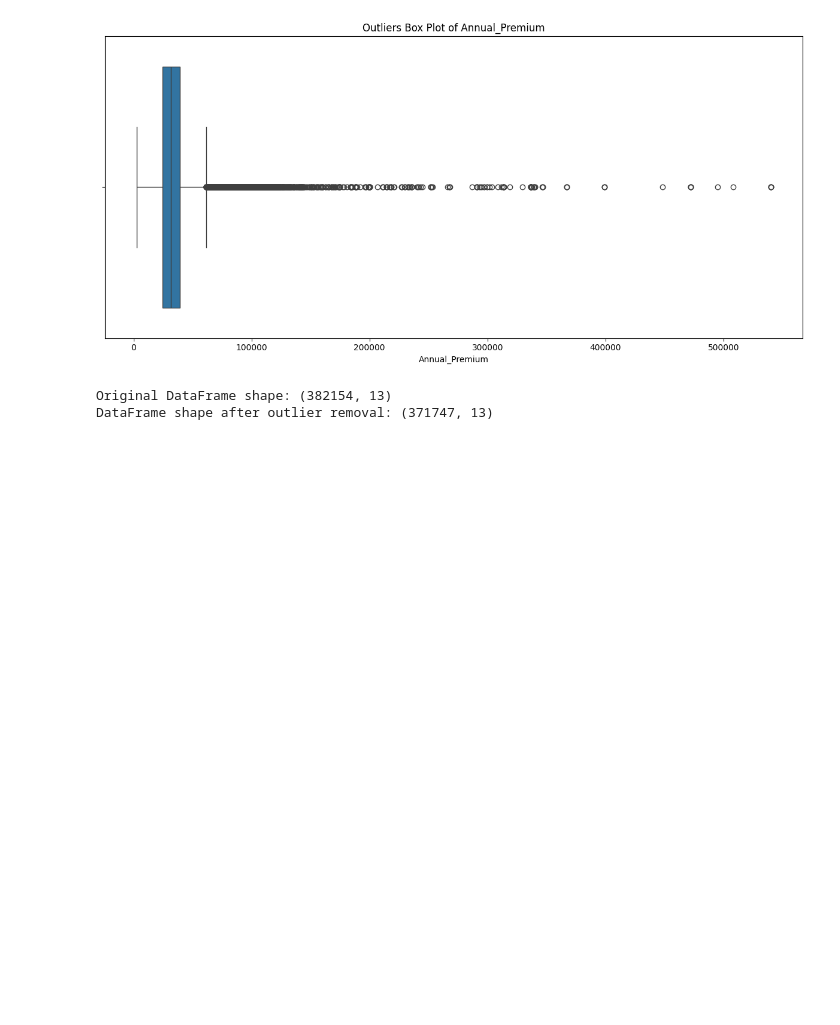
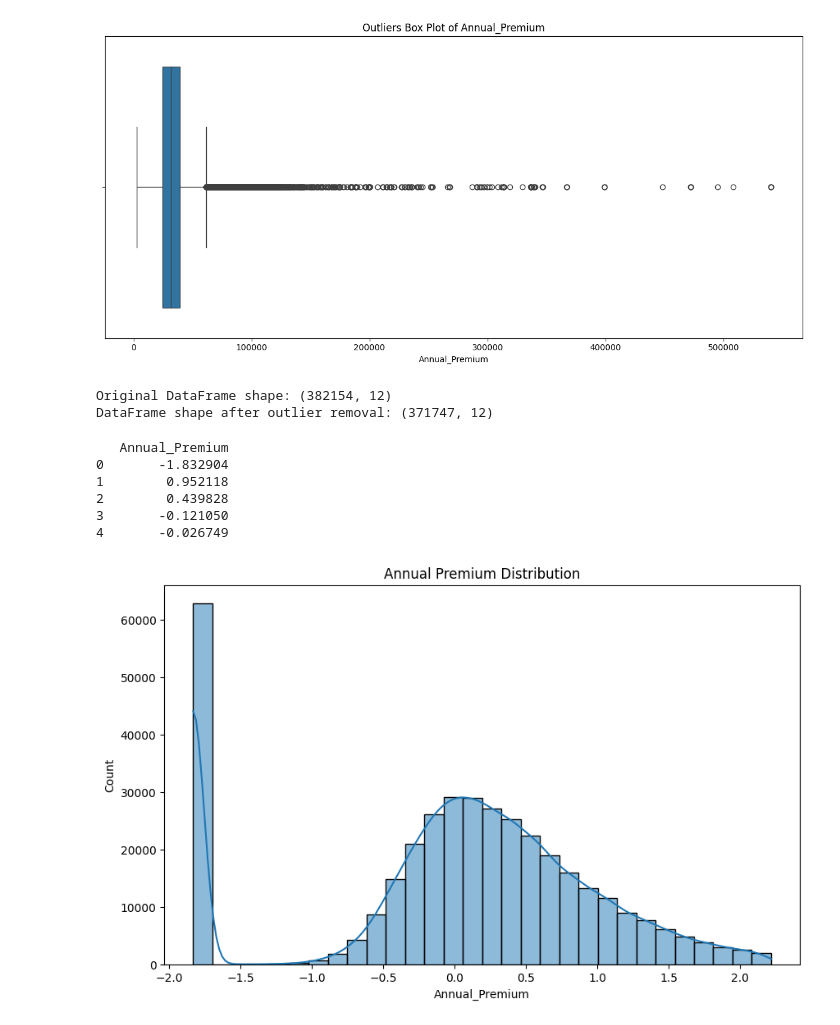
Before and after one commit to Hemanthtak2000/22073706_Project_UoH, a Jupyter notebook: 22073706_Code.ipynb, the cells around one changed output. Cells and saved outputs as stored; diff of their text form; code cells hidden in the pictures; blank space fills up the shorter version.

Commit message:
Data pre-processing and EDA were completed as per the code. Have to add proper comments in the code and document it in text markdown cells

```diff
--- a/22073706_Code.ipynb
+++ b/22073706_Code.ipynb
@@ -65,7 +86,3 @@ Data columns (total 12 columns):
  11  Response              382154 non-null  int64
 dtypes: float64(3), int64(6), object(3)
 memory usage: 35.0+ MB
-# %%
-Ins_Details['Gender'] = Ins_Details['Gender'].astype('category')
-Ins_Details['Vehicle_Age'] = Ins_Details['Vehicle_Age'].astype('category')
-Ins_Details['Vehicle_Damage'] = Ins_Details['Vehicle_Damage'].astype('category')
@@ -172,18 +208,51 @@ plt.show()
 [figure]
 # %%
 # Calculate the IQR bounds
-Q1 = Ins_Details_PP['Annual_Premium'].quantile(0.25)
-Q3 = Ins_Details_PP['Annual_Premium'].quantile(0.75)
+Q1 = Ins_Details['Annual_Premium'].quantile(0.25)
+Q3 = Ins_Details['Annual_Premium'].quantile(0.75)
 IQR = Q3 - Q1
 lower_bound = Q1 - 1.5 * IQR
 upper_bound = Q3 + 1.5 * IQR
 
 # Filter the DataFrame to keep only values within the bounds
-Ins_Details_PP_OL = Ins_Details_PP[(Ins_Details_PP['Annual_Premium'] >= lower_bound) & (Ins_Details_PP['Annual_Premium'] <= upper_bound)]
+Ins_Details_PP_OL = Ins_Details[(Ins_Details['Annual_Premium'] >= lower_bound) & (Ins_Details['Annual_Premium'] <= upper_bound)]
 
 # Display the new DataFrame shape after outlier removal
-print(f'Original DataFrame shape: {Ins_Details_PP.shape}')
+print(f'Original DataFrame shape: {Ins_Details.shape}')
 print(f'DataFrame shape after outlier removal: {Ins_Details_PP_OL.shape}')
 # %% [output]
-Original DataFrame shape: (382154, 13)
-DataFrame shape after outlier removal: (371747, 13)
+Original DataFrame shape: (382154, 12)
+DataFrame shape after outlier removal: (371747, 12)
+# %%
+from sklearn.preprocessing import StandardScaler
+
+# List of numerical columns to scale
+num_cols = ['Annual_Premium']  # Replace/add other numerical columns if needed
+
+# Ensure the DataFrame is a proper copy to avoid SettingWithCopyWarning
+Ins_Details_PP_OL = Ins_Details_PP_OL[(Ins_Details_PP_OL['Annual_Premium'] >= lower_bound) &
+                                   (Ins_Details_PP_OL['Annual_Premium'] <= upper_bound)].copy()
+
+# Initialize the scaler
+scaler = StandardScaler()
+
+# Apply scaling using .loc[] to avoid warnings
+Ins_Details_PP_OL.loc[:, num_cols] = scaler.fit_transform(Ins_Details_PP_OL[num_cols])
+
+# Verify scaling
+print(Ins_Details_PP_OL[num_cols].head())
+# %% [output]
+   Annual_Premium
+0       -1.832904
+1        0.952118
+2        0.439828
+3       -0.121050
+4       -0.026749
+# %%
+# Annual Premium Distribution after Outliers removal and scaling
+plt.figure(figsize=(10, 6))
+sns.histplot(Ins_Details_PP_OL['Annual_Premium'], kde=True, bins=30)
+plt.title('Annual Premium Distribution')
+plt.show()
+# %% [output]
+[figure, added]
```
Also changed, not shown: parts of 14 cells of this notebook.
